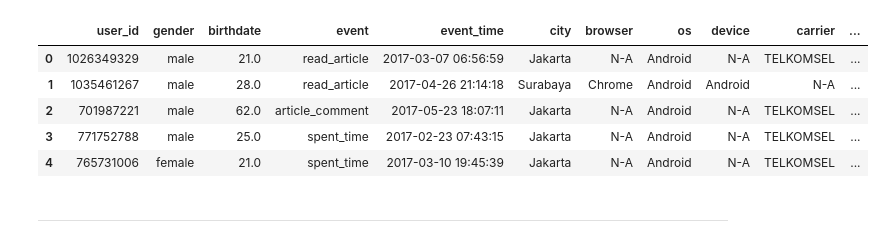
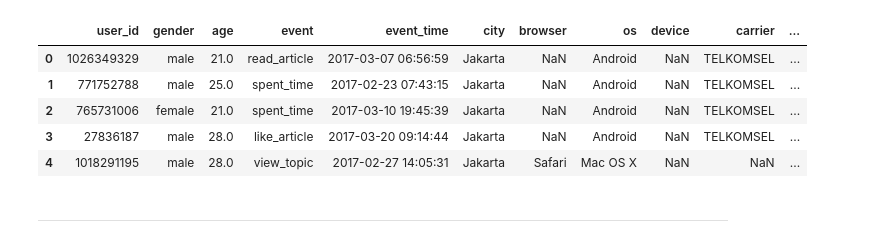
Before and after one commit to drr3d/drown-in-data, a Jupyter notebook: userprofiling/exploratory/userprof_intro-part1.ipynb, the cells around one changed output. Cells and saved outputs as stored; diff of their text form; code cells hidden in the pictures.

```diff
--- a/userprofiling/exploratory/userprof_intro-part1.ipynb
+++ b/userprofiling/exploratory/userprof_intro-part1.ipynb
@@ -16,6 +16,5 @@ pd.set_option('max_colwidth', 60)
 ## Set train data root path
 root_path = os.path.abspath(os.path.join(os.path.dirname('__file__'), '../..'))
 
-df = pd.read_csv(root_path+'/dataset/userprofiling/'+'query_result_reg_all_20june17.csv',dtype={'article_id':'str','user_id':'str','city':'str'})
-
-df.tail(5) # get below 5
+df = pd.read_csv(root_path+'/dataset/userprofiling/'+'query_result_reg_100k.csv',\
+                 dtype={'article_id':'str','user_id':'str','city':'str'})
@@ -30,12 +38,8 @@ df.tail(5) # get below 5
 # %%
 ## Change birthdate format, so we can calculate age of every related id
-df['birthdate'] = df['birthdate'].apply('{:06}'.format)
-df['birthdate'] = pd.to_datetime(df['birthdate'], format='%m%d%y')
+df_filter['birthdate'] = df_filter['birthdate'].apply('{:06}'.format)
+df_filter['birthdate'] = pd.to_datetime(df_filter['birthdate'], format='%m%d%y')
 
-rep_var=['','N-A'] #variable replace
-
-## Clear all NaN Value, so become more readable
-df = df.replace(np.nan, rep_var[1], regex=True)
-
-df
+# get bottom 5
+df_filter.tail(5)
 # %% [output]
@@ -74,18 +52,22 @@ df_filter.head(5)
 # %%
 now = pd.Timestamp(DT.datetime.now())
 
 ## Calculate Age, by subtracting variable now(which is current date) and birtdate
 df_filter['birthdate'] = df_filter['birthdate'].where(df_filter['birthdate'] < now, df_filter['birthdate'] -  np.timedelta64(100, 'Y'))
 df_filter['birthdate'] = (now - df_filter['birthdate']).astype('<m8[Y]')
 
-df_filter.head(5) # get top 5
+## Rename field for better understanding with Database
+df_filter.rename(columns={'birthdate': 'age','article_id':'story_id'}, inplace=True)
+
+# get top 5
+df_filter.head(5)
 # %% [output]
-|  | user_id | gender | birthdate | event | event_time | city | browser | os | device | carrier | ... |
-| 0 | 1026349329 | male | 21.0 | read_article | 2017-03-07 06:56:59 | Jakarta | N-A | Android | N-A | TELKOMSEL | ... |
-| 1 | 1035461267 | male | 28.0 | read_article | 2017-04-26 21:14:18 | Surabaya | Chrome | Android | Android | N-A | ... |
-| 2 | 701987221 | male | 62.0 | article_comment | 2017-05-23 18:07:11 | Jakarta | N-A | Android | N-A | TELKOMSEL | ... |
-| 3 | 771752788 | male | 25.0 | spent_time | 2017-02-23 07:43:15 | Jakarta | N-A | Android | N-A | TELKOMSEL | ... |
-| 4 | 765731006 | female | 21.0 | spent_time | 2017-03-10 19:45:39 | Jakarta | N-A | Android | N-A | TELKOMSEL | ... |
+|  | user_id | gender | age | event | event_time | city | browser | os | device | carrier | ... |
+| 0 | 1026349329 | male | 21.0 | read_article | 2017-03-07 06:56:59 | Jakarta | NaN | Android | NaN | TELKOMSEL | ... |
+| 1 | 771752788 | male | 25.0 | spent_time | 2017-02-23 07:43:15 | Jakarta | NaN | Android | NaN | TELKOMSEL | ... |
+| 2 | 765731006 | female | 21.0 | spent_time | 2017-03-10 19:45:39 | Jakarta | NaN | Android | NaN | TELKOMSEL | ... |
+| 3 | 27836187 | male | 28.0 | like_article | 2017-03-20 09:14:44 | Jakarta | NaN | Android | NaN | TELKOMSEL | ... |
+| 4 | 1018291195 | male | 28.0 | view_topic | 2017-02-27 14:05:31 | Jakarta | Safari | Mac OS X | NaN | NaN | ... |
 # %% [markdown]
 * * *
 # %% [markdown]
```
Also changed, not shown: parts of 8 cells of this notebook.
